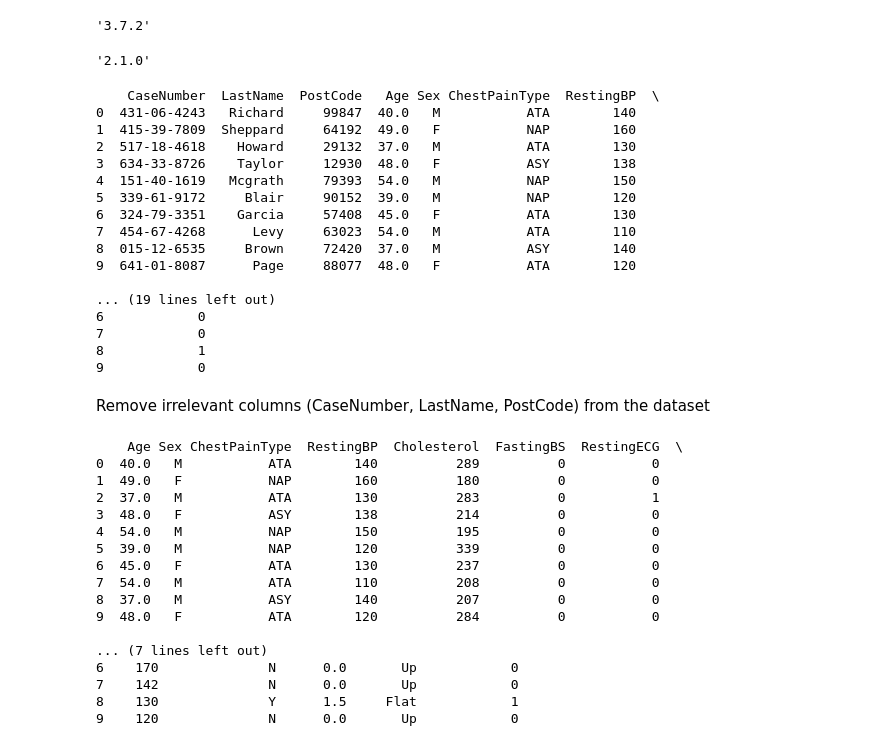
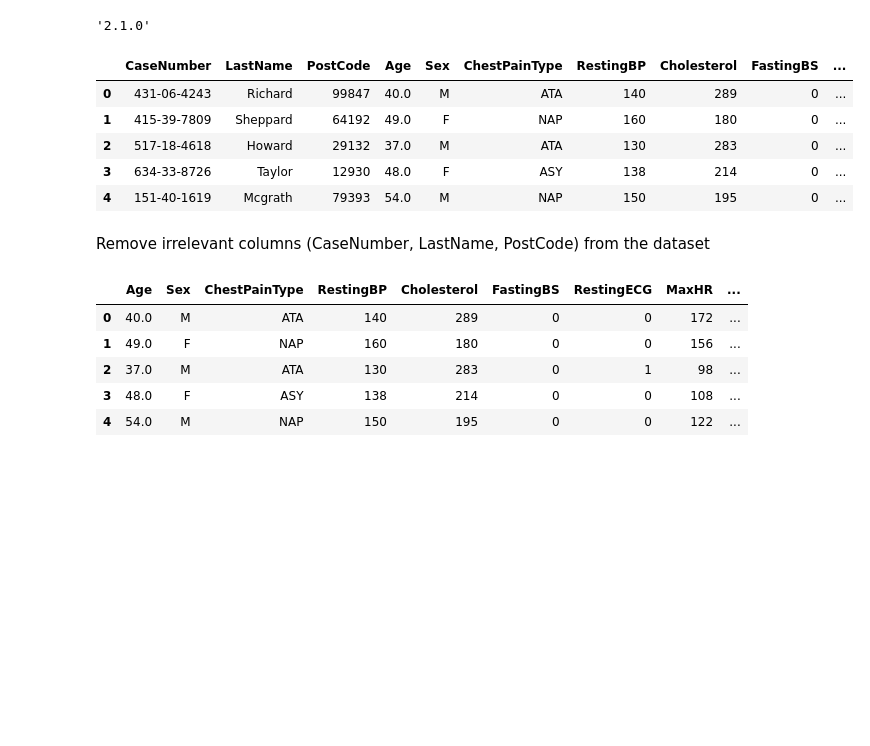
Before and after one commit to johnnybakker/HeartFailureCase, a Jupyter notebook: playground.ipynb, the cells around one changed output. Drawn from its saved outputs; the diff is of its cells as text; code cells hidden in the pictures; blank space fills up the shorter version.

```diff
--- a/playground.ipynb
+++ b/playground.ipynb
@@ -9,53 +9,27 @@ np.__version__
 # %%
-matplotlib.__version__
+pd.__version__
 # %% [output]
-'3.7.2'
+'2.1.0'
-# %%
-pandas.__version__
-# %% [output]
-'2.1.0'
 # %%
-df = pandas.read_csv("data/data.csv")
-print(df.head(n=10))
+df = pd.read_csv("data/data.csv")
+df.head()
 # %% [output]
-    CaseNumber  LastName  PostCode   Age Sex ChestPainType  RestingBP  \
-0  431-06-4243   Richard     99847  40.0   M           ATA        140
-1  415-39-7809  Sheppard     64192  49.0   F           NAP        160
-2  517-18-4618    Howard     29132  37.0   M           ATA        130
-3  634-33-8726    Taylor     12930  48.0   F           ASY        138
-4  151-40-1619   Mcgrath     79393  54.0   M           NAP        150
-5  339-61-9172     Blair     90152  39.0   M           NAP        120
-6  324-79-3351    Garcia     57408  45.0   F           ATA        130
-7  454-67-4268      Levy     63023  54.0   M           ATA        110
-8  015-12-6535     Brown     72420  37.0   M           ASY        140
-9  641-01-8087      Page     88077  48.0   F           ATA        120
-
-... (19 lines left out)
-6            0
-7            0
-8            1
-9            0
+|  | CaseNumber | LastName | PostCode | Age | Sex | ChestPainType | RestingBP | Cholesterol | FastingBS | ... |
+| 0 | 431-06-4243 | Richard | 99847 | 40.0 | M | ATA | 140 | 289 | 0 | ... |
+| 1 | 415-39-7809 | Sheppard | 64192 | 49.0 | F | NAP | 160 | 180 | 0 | ... |
+| 2 | 517-18-4618 | Howard | 29132 | 37.0 | M | ATA | 130 | 283 | 0 | ... |
+| 3 | 634-33-8726 | Taylor | 12930 | 48.0 | F | ASY | 138 | 214 | 0 | ... |
+| 4 | 151-40-1619 | Mcgrath | 79393 | 54.0 | M | NAP | 150 | 195 | 0 | ... |
 # %% [markdown]
 
 Remove irrelevant columns (CaseNumber, LastName, PostCode) from the dataset
 # %%
 df = df.drop(columns=["CaseNumber", "LastName", "PostCode"])
-print(df.head(n=10))
+df.head()
 # %% [output]
-    Age Sex ChestPainType  RestingBP  Cholesterol  FastingBS  RestingECG  \
-0  40.0   M           ATA        140          289          0           0
-1  49.0   F           NAP        160          180          0           0
-2  37.0   M           ATA        130          283          0           1
-3  48.0   F           ASY        138          214          0           0
-4  54.0   M           NAP        150          195          0           0
-5  39.0   M           NAP        120          339          0           0
-6  45.0   F           ATA        130          237          0           0
-7  54.0   M           ATA        110          208          0           0
-8  37.0   M           ASY        140          207          0           0
-9  48.0   F           ATA        120          284          0           0
-
-... (7 lines left out)
-6    170              N      0.0       Up            0
-7    142              N      0.0       Up            0
-8    130              Y      1.5     Flat            1
-9    120              N      0.0       Up            0
+|  | Age | Sex | ChestPainType | RestingBP | Cholesterol | FastingBS | RestingECG | MaxHR | ... |
+| 0 | 40.0 | M | ATA | 140 | 289 | 0 | 0 | 172 | ... |
+| 1 | 49.0 | F | NAP | 160 | 180 | 0 | 0 | 156 | ... |
+| 2 | 37.0 | M | ATA | 130 | 283 | 0 | 1 | 98 | ... |
+| 3 | 48.0 | F | ASY | 138 | 214 | 0 | 0 | 108 | ... |
+| 4 | 54.0 | M | NAP | 150 | 195 | 0 | 0 | 122 | ... |
```
Also changed, not shown: parts of 5 cells of this notebook.
